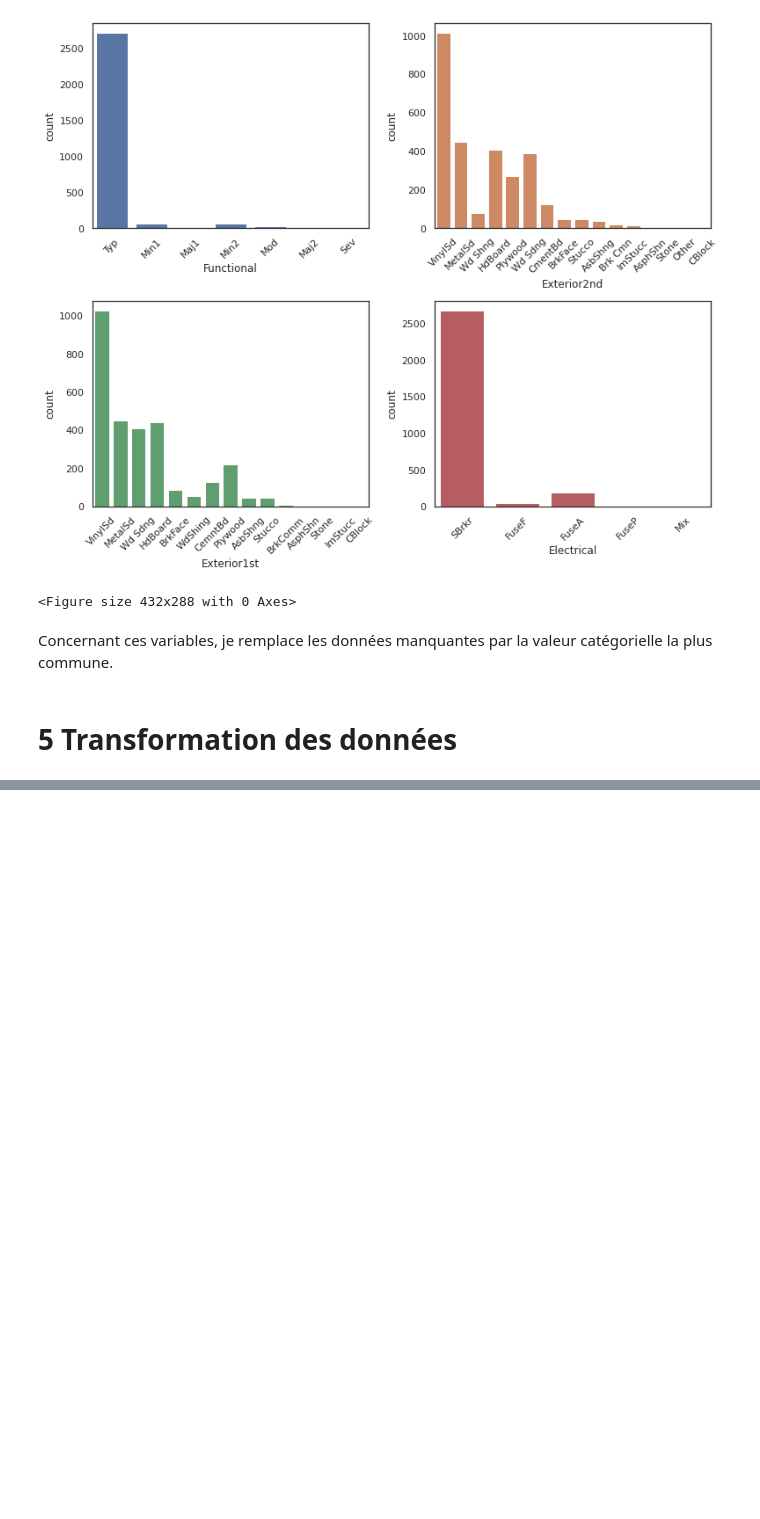
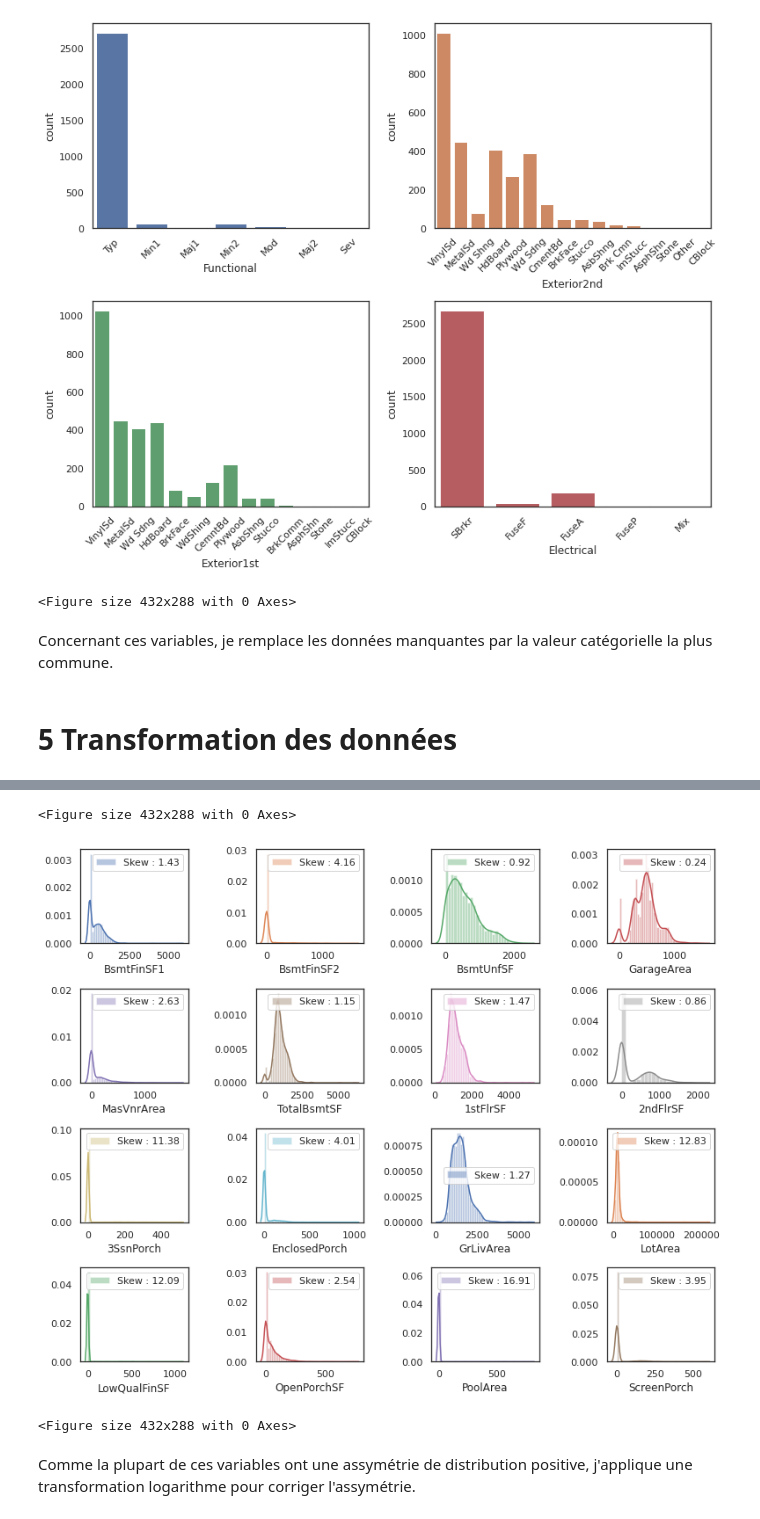
Before and after one commit to Grelot/machine_learning_demo, a Jupyter notebook: house_prices_advanced_regression_techiques.ipynb, the cells around one changed output, grey strips where cells are left out. Saved outputs shown, nothing was run; the diff lists cells and outputs as text; code cells hidden in the pictures; blank space fills up the shorter version.

```diff
--- a/house_prices_advanced_regression_techiques.ipynb
+++ b/house_prices_advanced_regression_techiques.ipynb
@@ -355,0 +372,35 @@ Concernant ces variables, je remplace les données manquantes par la valeur cat
+# %%
+## Categorical values
+## Ordered
+cat_dtype = pd.api.types.CategoricalDtype(categories=['No','Po','Fa','TA','Gd','Ex'],ordered=True)
+dataset["BsmtCond"] = dataset["BsmtCond"].astype(cat_dtype).cat.codes
+cat_dtype = pd.api.types.CategoricalDtype(categories=['No','Mn','Av','Gd'],ordered=True)
+dataset["BsmtExposure"] = dataset["BsmtExposure"].astype(cat_dtype).cat.codes
+cat_dtype = pd.api.types.CategoricalDtype(categories=['No','Unf','LwQ','Rec','BLQ','ALQ','GLQ'],ordered=True)
+dataset["BsmtFinType1"] = dataset["BsmtFinType1"].astype(cat_dtype).cat.codes
+dataset["BsmtFinType2"] = dataset["BsmtFinType2"].astype(cat_dtype).cat.codes
+cat_dtype = pd.api.types.CategoricalDtype(categories=['No','Po','Fa','TA','Gd','Ex'],ordered=True)
+dataset["BsmtQual"] = dataset["BsmtQual"].astype(cat_dtype).cat.codes
+cat_dtype = pd.api.types.CategoricalDtype(categories=['Po','Fa','TA','Gd','Ex'],ordered=True)
+dataset["ExterCond"] = dataset["ExterCond"].astype(cat_dtype).cat.codes
+dataset["ExterQual"] = dataset["ExterQual"].astype(cat_dtype).cat.codes
+cat_dtype = pd.api.types.CategoricalDtype(categories=['No','MnWw','GdWo','MnPrv','GdPrv'],ordered=True)
+dataset["Fence"] = dataset["Fence"].astype(cat_dtype).cat.codes
+cat_dtype = pd.api.types.CategoricalDtype(categories=['No','Po','Fa','TA','Gd','Ex'],ordered=True)
+dataset["FireplaceQu"] = dataset["FireplaceQu"].astype(cat_dtype).cat.codes
+cat_dtype = pd.api.types.CategoricalDtype(categories=['Sal','Sev','Maj2','Maj1','Mod','Min2','Min1','Typ'],ordered=True)
+dataset["Functional"] = dataset["Functional"].astype(cat_dtype).cat.codes
+cat_dtype = pd.api.types.CategoricalDtype(categories=['No','Po','Fa','TA','Gd','Ex'],ordered=True)
+dataset["GarageCond"] = dataset["GarageCond"].astype(cat_dtype).cat.codes
+dataset["GarageQual"] = dataset["GarageQual"].astype(cat_dtype).cat.codes
+cat_dtype = pd.api.types.CategoricalDtype(categories=['No','Unf','RFn','Fin'],ordered=True)
+dataset["GarageFinish"] = dataset["GarageFinish"].astype(cat_dtype).cat.codes
+cat_dtype = pd.api.types.CategoricalDtype(categories=['Po','Fa','TA','Gd','Ex'],ordered=True)
+dataset["HeatingQC"] = dataset["HeatingQC"].astype(cat_dtype).cat.codes
+dataset["KitchenQual"] = dataset["KitchenQual"].astype(cat_dtype).cat.codes
+cat_dtype = pd.api.types.CategoricalDtype(categories=['N','P','Y'],ordered=True)
+dataset["PavedDrive"] = dataset["PavedDrive"].astype(cat_dtype).cat.codes
+cat_dtype = pd.api.types.CategoricalDtype(categories=['No','Fa','TA','Gd','Ex'],ordered=True)
+dataset["PoolQC"] = dataset["PoolQC"].astype(cat_dtype).cat.codes
+cat_dtype = pd.api.types.CategoricalDtype(categories=['ELO','NoSeWa','NoSewr','AllPub'],ordered=True)
+dataset["Utilities"] = dataset["Utilities"].astype(cat_dtype).cat.codes
@@ -355,0 +409,5 @@ Concernant ces variables, je remplace les données manquantes par la valeur cat
+# %%
+## non ordered
+dataset = pd.get_dummies(dataset, columns=["Alley","BldgType","CentralAir","Condition1","Condition2","Electrical","Exterior1st","Exterior2nd","Foundation","GarageType","Heating","HouseStyle","LandContour","LandSlope","LotConfig","LotShape","MSZoning","MasVnrType","MiscFeature","Neighborhood","RoofMatl","RoofStyle","SaleCondition","SaleType","Street","MSSubClass",'MoSold','YrSold'], drop_first=True)
+## ces variables sont colineaires
+dataset = dataset.drop(labels=['MSSubClass_SubClass_150','Condition2_PosN', 'MSSubClass_SubClass_160'],axis = 1)
@@ -355,0 +422,10 @@ Concernant ces variables, je remplace les données manquantes par la valeur cat
+# %%
+## print skewed features
+skewed_features = ["BsmtFinSF1","BsmtFinSF2","BsmtUnfSF","GarageArea","MasVnrArea", "TotalBsmtSF","1stFlrSF","2ndFlrSF","3SsnPorch","EnclosedPorch", "GrLivArea","LotArea","LowQualFinSF","OpenPorchSF","PoolArea","ScreenPorch","WoodDeckSF"]
+multiplot(data = dataset,features = skewed_features,plottype = "distplot", nrows = 4, ncols = 4, figsize = (11,9), colorize = True)
+# %% [output]
+<Figure size 432x288 with 0 Axes>
+[figure, added]
+<Figure size 432x288 with 0 Axes>
+# %% [markdown]
+Comme la plupart de ces variables ont une assymétrie de distribution positive, j'applique une transformation logarithme pour corriger l'assymétrie.
```
Also changed, not shown: parts of 17 cells of this notebook, 1 other file.
